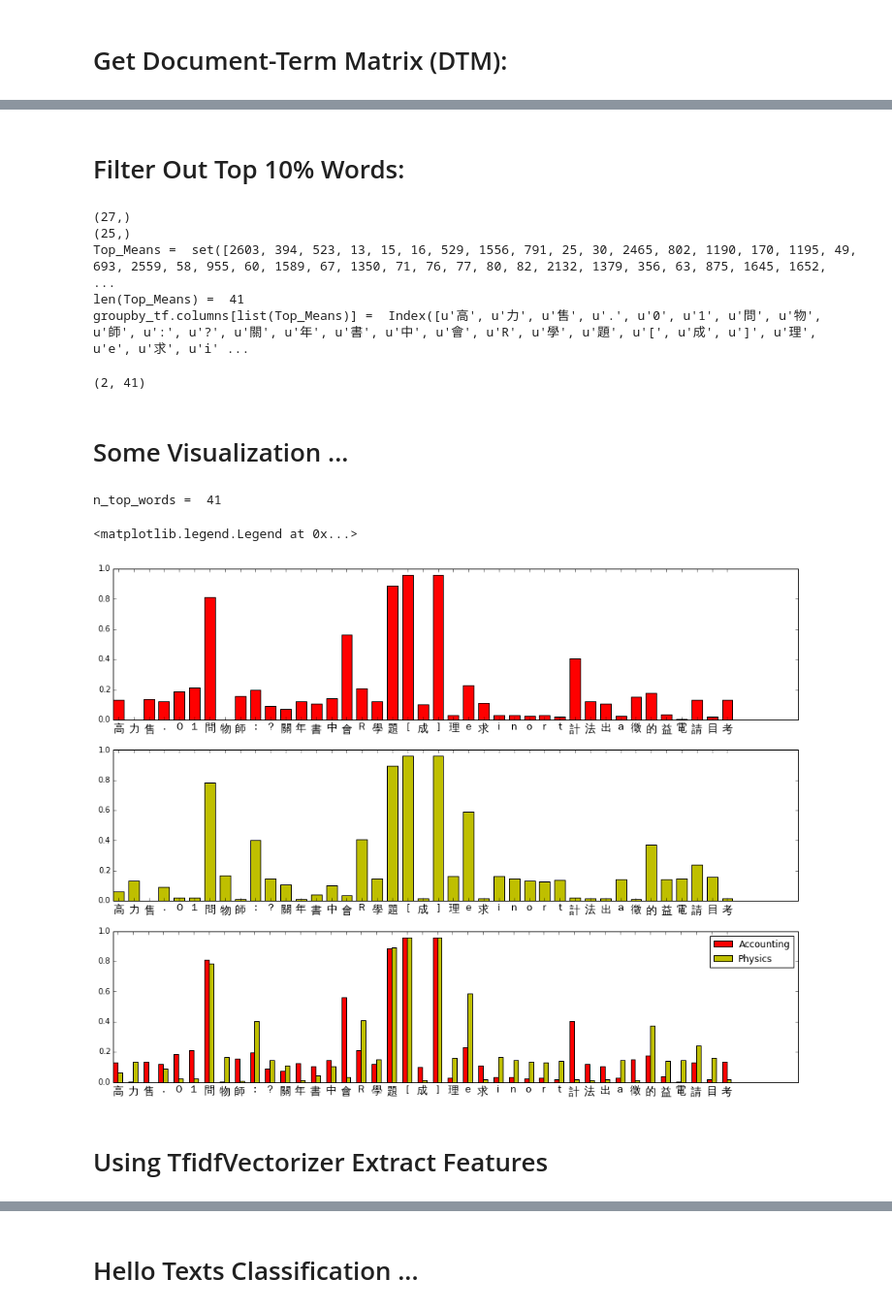
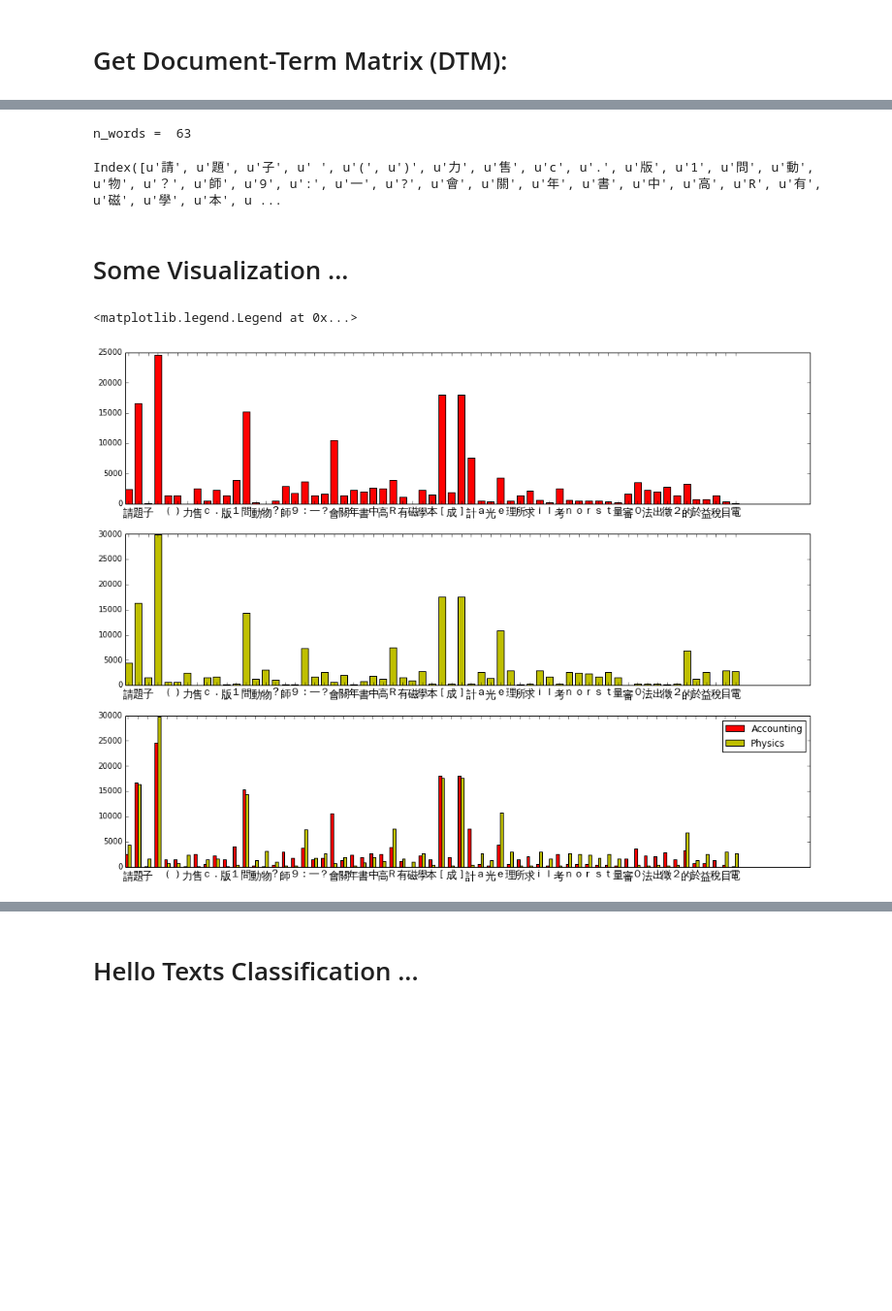
Before and after one commit to c3h3/NCCU-PyData-Courses-2013Spring, a Jupyter notebook: Lecture6/NLP/IntroNLPsldies.ipynb, the cells around one changed output, grey strips where cells are left out. Shown at 97% size. Drawn from its saved outputs; the diff is of its cells as text; code cells hidden in the pictures; blank space fills up the shorter version.

```diff
--- a/Lecture6/NLP/IntroNLPsldies.ipynb
+++ b/Lecture6/NLP/IntroNLPsldies.ipynb
@@ -233,0 +396,3 @@ print len(vec_count.get_feature_names())
+# %%
+kws = [selected_text2vec["vec"].get_feature_names()[ii] for ii in all_kws_ix]
+print "/ ".join(kws)
@@ -234,6 +401,6 @@ print len(vec_count.get_feature_names())
 # %%
-dtm_df = pd.DataFrame(data_count.toarray())
-dtm_df.columns = vec_count.get_feature_names()
+dtm_df = pd.DataFrame(selected_text2vec["sdtm"][:,all_kws_ix].toarray())
+dtm_df.columns = kws
 dtm_df["board"] = articles_df["Board"]
-dtm_df.head()
+dtm_df.head(10)
 # %% [output]
@@ -258,2 +419,3 @@ dtype: int64
 # %%
-groupby_board_mean = dtm_df.groupby("board").mean()
+groupby_sum_df = dtm_df.groupby("board").sum()
+groupby_sum_df
@@ -268,56 +428,35 @@ groupby_top_tfgroupby_board_mean
-# %% [markdown]
-# Filter Out Top 10% Words:
-# %%
-import numpy as np
-print np.nonzero(groupby_board_mean.ix["Accounting"] > 0.1)[0].shape
-print np.nonzero(groupby_board_mean.ix["Physics"] > 0.1)[0].shape
-
-Top_Means = set(np.nonzero(groupby_board_mean.ix["Accounting"] > 0.1)[0])
-Top_Means.update(set(np.nonzero(groupby_board_mean.ix["Physics"] > 0.1)[0]))
-print "Top_Means = ",Top_Means
-print "len(Top_Means) = ",len(Top_Means)
-print "groupby_tf.columns[list(Top_Means)] = ",groupby_board_mean.columns[list(Top_Means)]
-# %% [output]
-(27,)
-(25,)
-Top_Means =  set([2603, 394, 523, 13, 15, 16, 529, 1556, 791, 25, 30, 2465, 802, 1190, 170, 1195, 49, 693, 2559, 58, 955, 60, 1589, 67, 1350, 71, 76, 77, 80, 82, 2132, 1379, 356, 63, 875, 1645, 1652,  ...
-len(Top_Means) =  41
-groupby_tf.columns[list(Top_Means)] =  Index([u'高', u'力', u'售', u'.', u'0', u'1', u'問', u'物', u'師', u':', u'?', u'關', u'年', u'書', u'中', u'會', u'R', u'學', u'題', u'[', u'成', u']', u'理', u'e', u'求', u'i' ...
-# %%
-groupby_top_mean = groupby_board_mean[groupby_board_mean.columns[list(Top_Means)]]
-print groupby_top_mean.shape
-# %% [output]
-(2, 41)
+# %%
+n_words = len(groupby_sum_df.columns)
+print "n_words = ",n_words
+n_words_ix = np.arange(n_words)
+groupby_sum_df.columns
+# %% [output]
+n_words =  63
+Index([u'請', u'題', u'子', u' ', u'(', u')', u'力', u'售', u'c', u'.', u'版', u'1', u'問', u'動', u'物', u'？', u'師', u'9', u':', u'一', u'?', u'會', u'關', u'年', u'書', u'中', u'高', u'R', u'有', u'磁', u'學', u'本', u ...
 # %% [markdown]
 # Some Visualization ...
 # %%
-n_top_words = groupby_top_mean.shape[1]
-n_top_words_ix = np.array(range(n_top_words))
-print "n_top_words = ",n_top_words
 
 bar_width = 0.7
 
 fig, ax = pylab.subplots(3,1)
 
-ax[0].bar(n_top_words_ix,groupby_top_mean.ix["Accounting"],bar_width,color='r',label="Accounting")
-ax[0].set_xticks(n_top_words_ix + (bar_width/2))
-ax[0].set_xticklabels( groupby_top_mean.columns, fontproperties=cfont)
+ax[0].bar(n_words_ix,groupby_sum_df.ix["Accounting"],bar_width,color='r',label="Accounting")
+ax[0].set_xticks(n_words_ix + (bar_width/2))
+ax[0].set_xticklabels( groupby_sum_df.columns, fontproperties=cfont)
 
-ax[1].bar(n_top_words_ix,groupby_top_mean.ix["Physics"],bar_width,color='y',label="Physics")
-ax[1].set_xticks(n_top_words_ix + (bar_width/2))
-ax[1].set_xticklabels( groupby_top_mean.columns, fontproperties=cfont)
+ax[1].bar(n_words_ix,groupby_sum_df.ix["Physics"],bar_width,color='y',label="Physics")
+ax[1].set_xticks(n_words_ix + (bar_width/2))
+ax[1].set_xticklabels( groupby_sum_df.columns, fontproperties=cfont)
 
-
+n_words_ix
 bar_width = 0.3
 
-rects1 = ax[2].bar(n_top_words_ix,groupby_top_mean.ix["Accounting"],bar_width,color='r',label="Accounting")
-rects2 = ax[2].bar(n_top_words_ix+bar_width,groupby_top_mean.ix["Physics"],bar_width,color='y',label="Physics")
-ax[2].set_xticks(n_top_words_ix + bar_width)
-ax[2].set_xticklabels( groupby_top_mean.columns, fontproperties=cfont)
+rects1 = ax[2].bar(n_words_ix,groupby_sum_df.ix["Accounting"],bar_width,color='r',label="Accounting")
+rects2 = ax[2].bar(n_words_ix+bar_width,groupby_sum_df.ix["Physics"],bar_width,color='y',label="Physics")
+ax[2].set_xticks(n_words_ix + bar_width)
+ax[2].set_xticklabels( groupby_sum_df.columns, fontproperties=cfont)
 ax[2].legend( (rects1[0], rects2[0]), ('Accounting', 'Physics') )
 # %% [output]
-n_top_words =  41
+<matplotlib.legend.Legend at 0x...>
-<matplotlib.legend.Legend at 0x...>
-[figure, old version]
+[figure, new version]
-# %% [markdown]
-# Using TfidfVectorizer Extract Features
```
Also changed, not shown: parts of 112 cells of this notebook, 4 other files.
